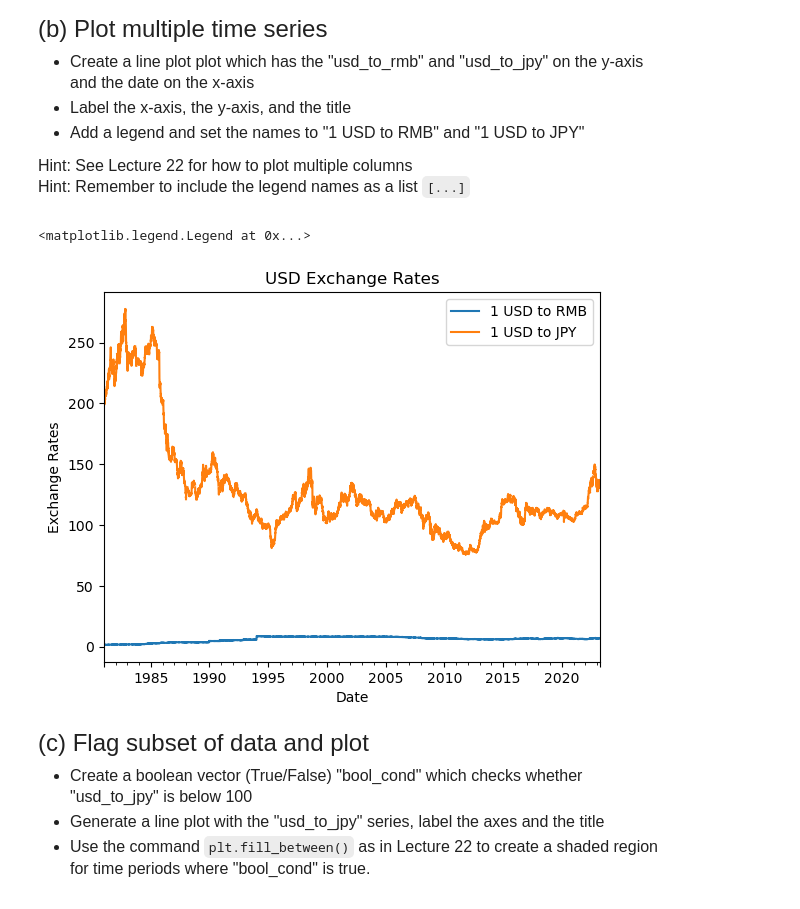
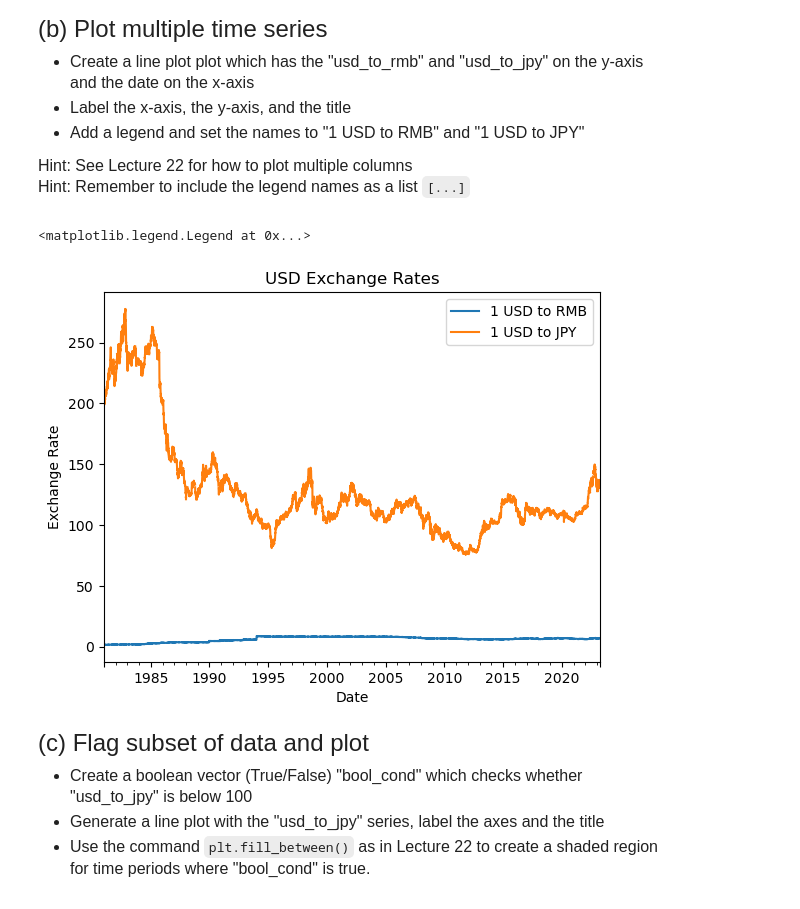
Before and after one commit to SeanB367/qtm151spring2024, a Jupyter notebook: assignment10/assignment10.ipynb, the cells around one changed output. Cells and saved outputs as stored; diff of their text form; code cells hidden in the pictures.

```diff
--- a/assignment10/assignment10.ipynb
+++ b/assignment10/assignment10.ipynb
@@ -67,14 +67,14 @@
 # %%
 # Write your own code
 
 exchangerates[["date","usd_to_rmb","usd_to_jpy"]].set_index("date").plot()
 plt.xlabel("Date")
-plt.ylabel("Exchange Rates")
+plt.ylabel("Exchange Rate")
 plt.title("USD Exchange Rates")
 plt.legend(["1 USD to RMB", "1 USD to JPY"])
 # %% [output]
 <matplotlib.legend.Legend at 0x...>
-[figure, old version]
+[figure, new version]
 # %% [markdown]
 <font size = "5">
 
```
Also changed, not shown: parts of 2 cells of this notebook, 4 other files.
